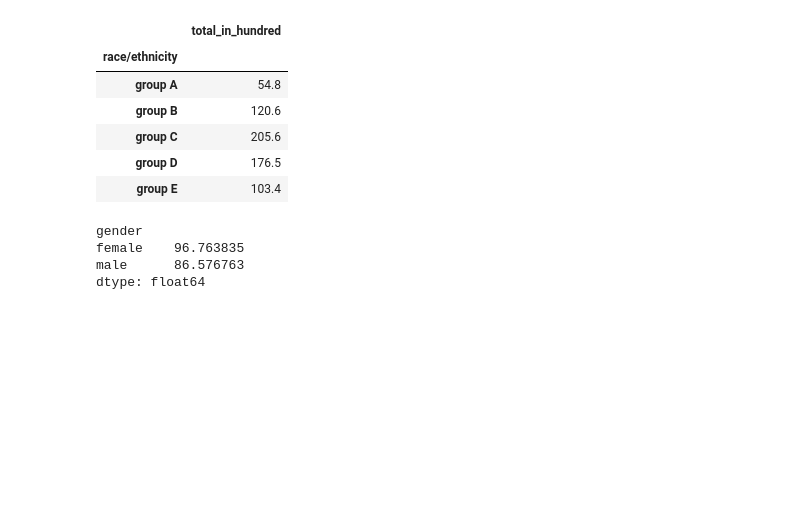
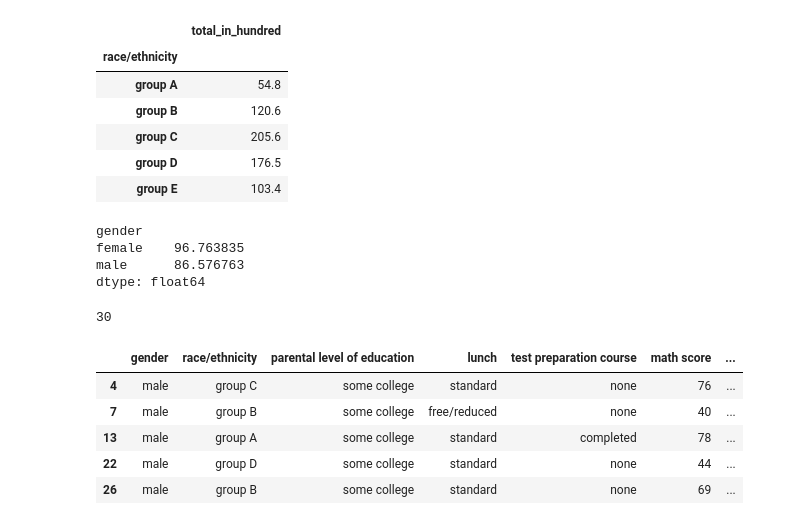
Before and after one commit to ShakilM26/Pandas, a Jupyter notebook: groupby_pandas.ipynb, the cells around one changed output. Cells and saved outputs as stored; diff of their text form; code cells hidden in the pictures; blank space fills up the shorter version.

```diff
--- a/groupby_pandas.ipynb
+++ b/groupby_pandas.ipynb
@@ -200,3 +200,22 @@ gender
 female    96.763835
 male      86.576763
 dtype: float64
+# %%
+# How many groups
+# sometimes we need to know how many groups are generated
+
+df.groupby(['race/ethnicity', 'parental level of education']).ngroups
+# %% [output]
+30
+# %%
+# Particular group
+
+gr = df.groupby(['gender', 'parental level of education']).get_group(('male', 'some college'))
+gr.head(5)
+# %% [output]
+|  | gender | race/ethnicity | parental level of education | lunch | test preparation course | math score | ... |
+| 4 | male | group C | some college | standard | none | 76 | ... |
+| 7 | male | group B | some college | free/reduced | none | 40 | ... |
+| 13 | male | group A | some college | standard | completed | 78 | ... |
+| 22 | male | group D | some college | standard | none | 44 | ... |
+| 26 | male | group B | some college | standard | none | 69 | ... |
```
Also changed, not shown: parts of 2 cells of this notebook.
